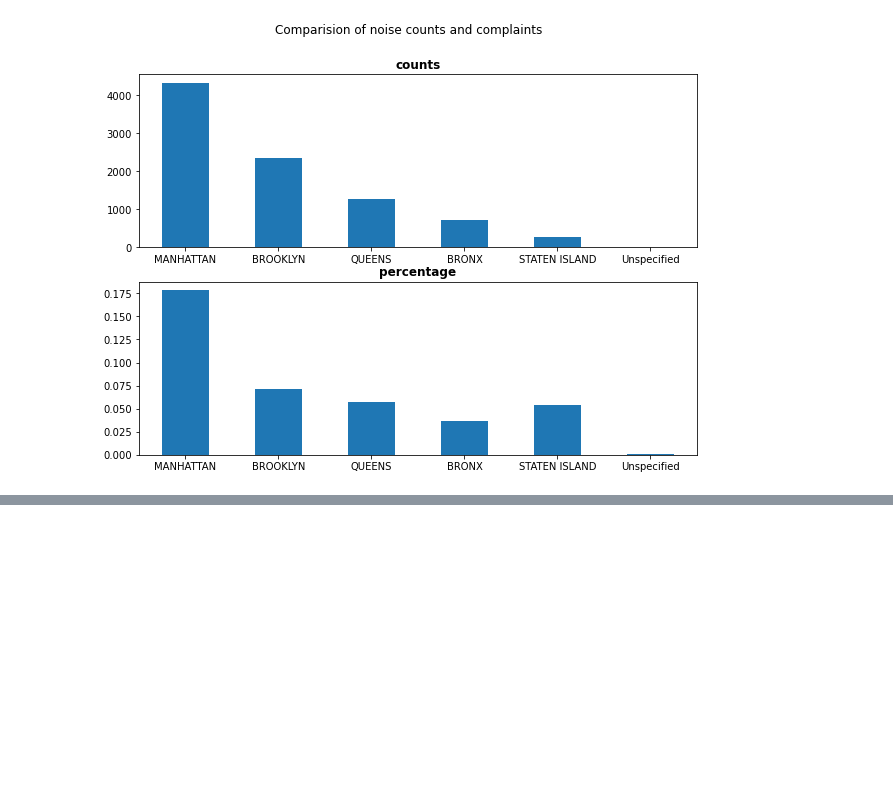
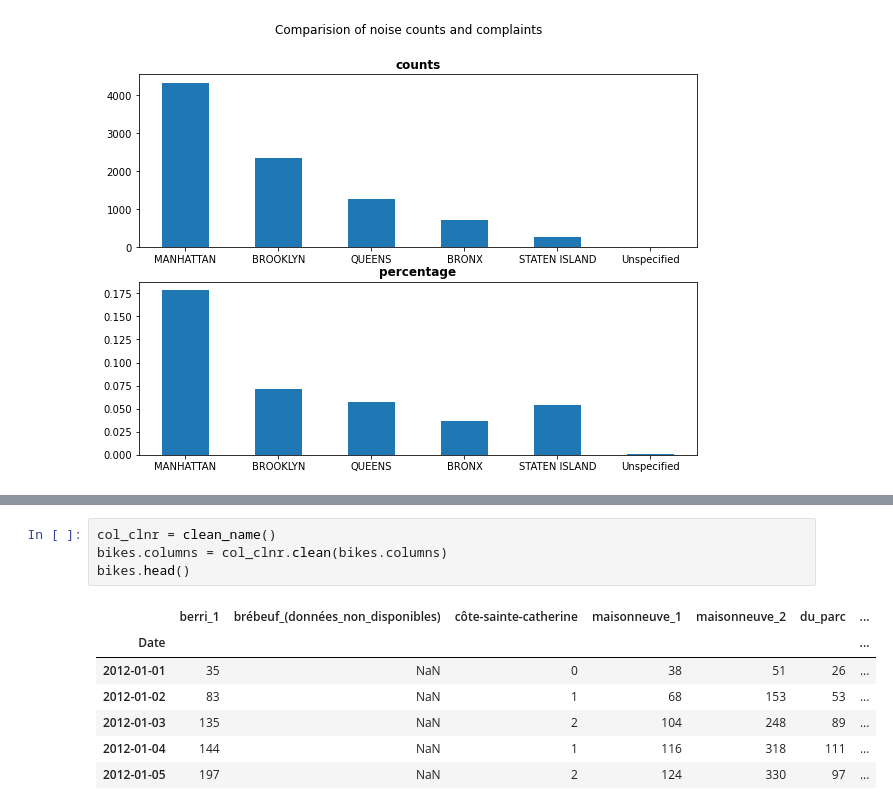
Before and after one commit to mfhhxk/wrangle, a Jupyter notebook: data wrangle.ipynb, the cells around one changed output, grey strips where cells are left out. Drawn from its saved outputs; the diff is of its cells as text; blank space fills up the shorter version.

```diff
--- a/data wrangle.ipynb
+++ b/data wrangle.ipynb
@@ -303,0 +337,12 @@ fig.suptitle('Comparision of noise counts and complaints', fontdict=dict(weight=
+# %%
+col_clnr = clean_name()
+bikes.columns = col_clnr.clean(bikes.columns)
+bikes.head()
+# %% [output]
+|  | berri_1 | brébeuf_(données_non_disponibles) | côte-sainte-catherine | maisonneuve_1 | maisonneuve_2 | du_parc | ... |
+| Date |  |  |  |  |  |  | ... |
+| 2012-01-01 | 35 | NaN | 0 | 38 | 51 | 26 | ... |
+| 2012-01-02 | 83 | NaN | 1 | 68 | 153 | 53 | ... |
+| 2012-01-03 | 135 | NaN | 2 | 104 | 248 | 89 | ... |
+| 2012-01-04 | 144 | NaN | 1 | 116 | 318 | 111 | ... |
+| 2012-01-05 | 197 | NaN | 2 | 124 | 330 | 97 | ... |
```
Also changed, not shown: parts of 5 cells of this notebook.
